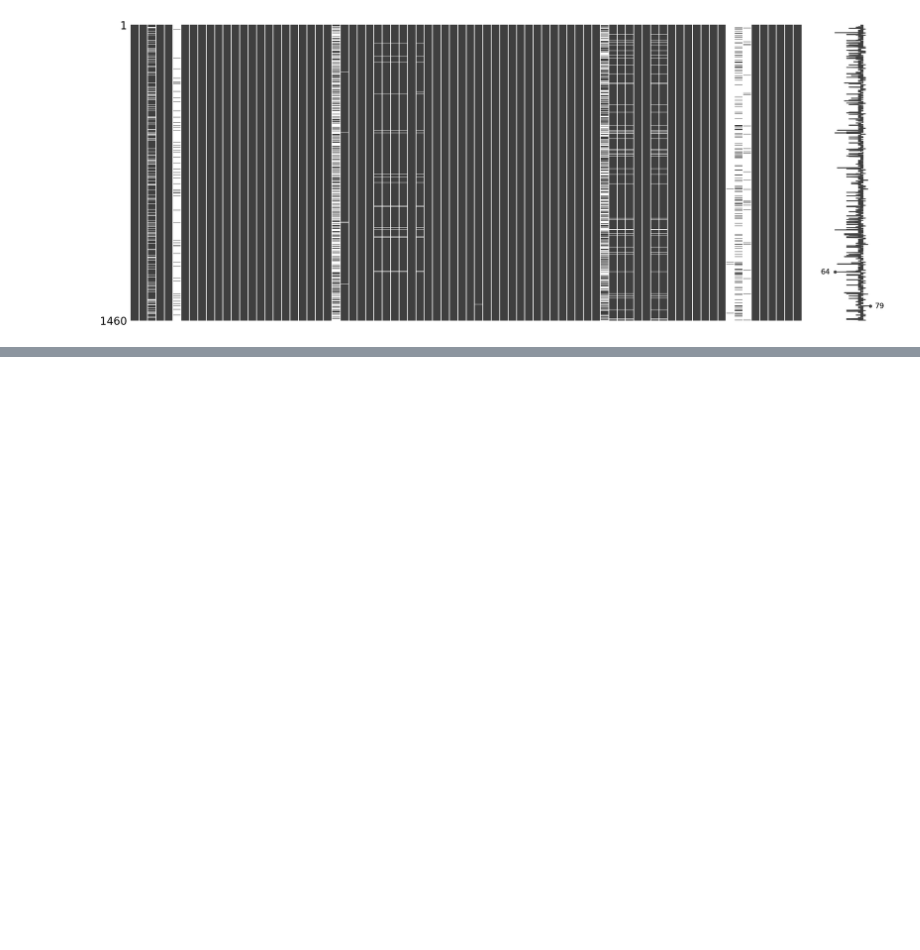
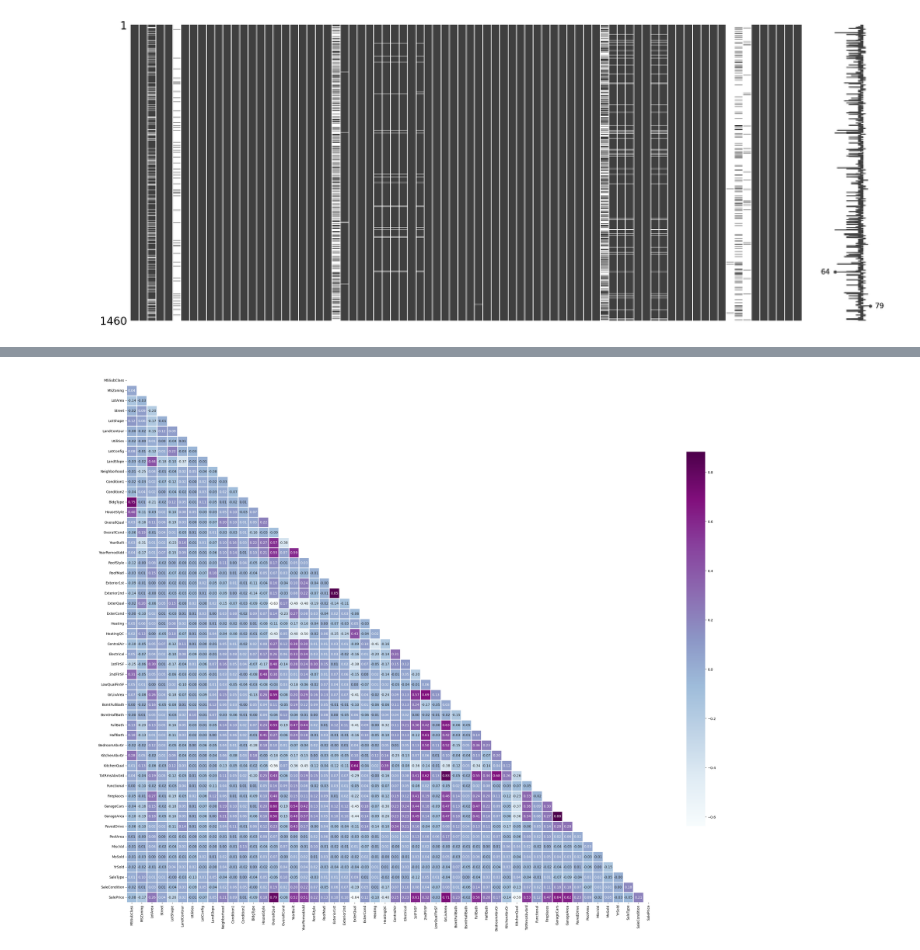
Before and after one commit to PNUAITeam13/House-Pricing, a Jupyter notebook: house-pricing.ipynb, the cells around one changed output, grey strips where cells are left out. Saved outputs shown, nothing was run; the diff lists cells and outputs as text; code cells hidden in the pictures; blank space fills up the shorter version.

```diff
--- a/house-pricing.ipynb
+++ b/house-pricing.ipynb
@@ -64,0 +206,7 @@ msno.matrix(data)
+# %%
+data_for_visual = data.copy()
+data_for_visual.reset_index()
+visual_helper = VizualLib(data_for_visual, 'SalePrice', True)
+visual_helper.heat_map(annot_kws={"size": 10}, figsize=(35, 40), cmap="BuPu")
+# %% [output]
+[figure, added]
```
Also changed, not shown: parts of 16 cells of this notebook, 1 other file.
